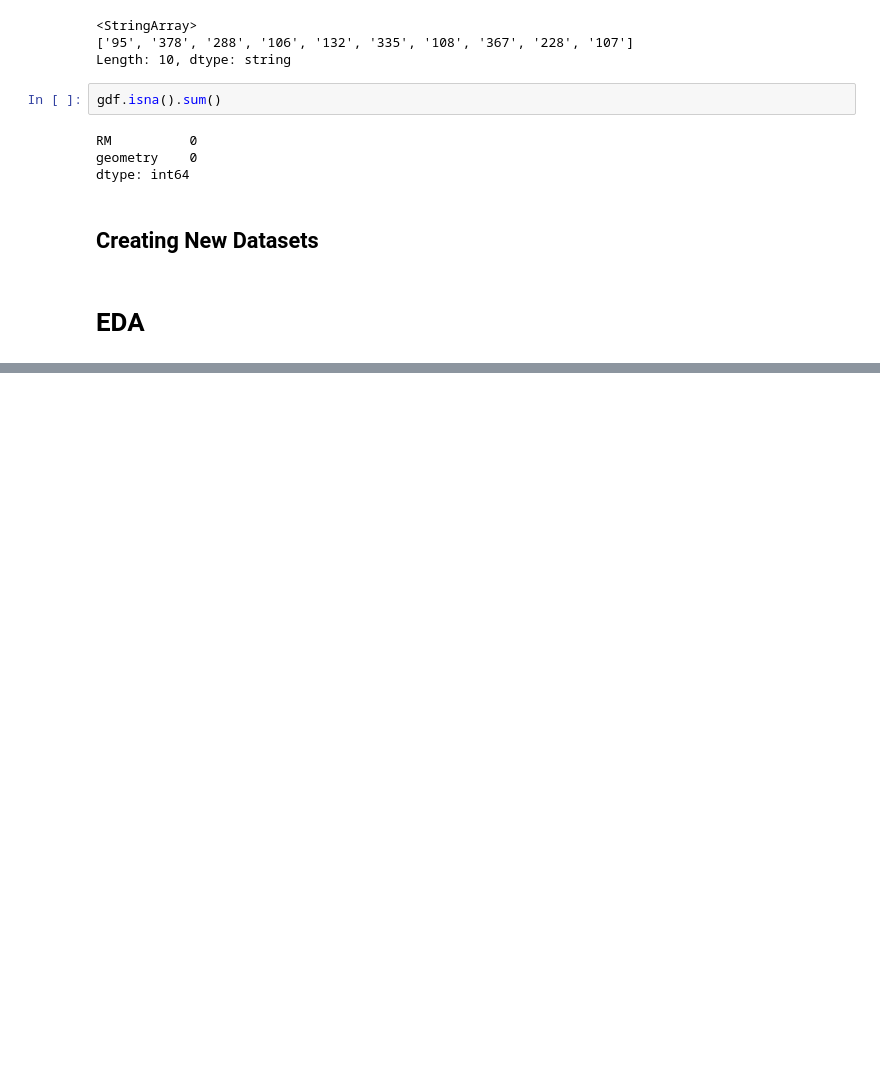
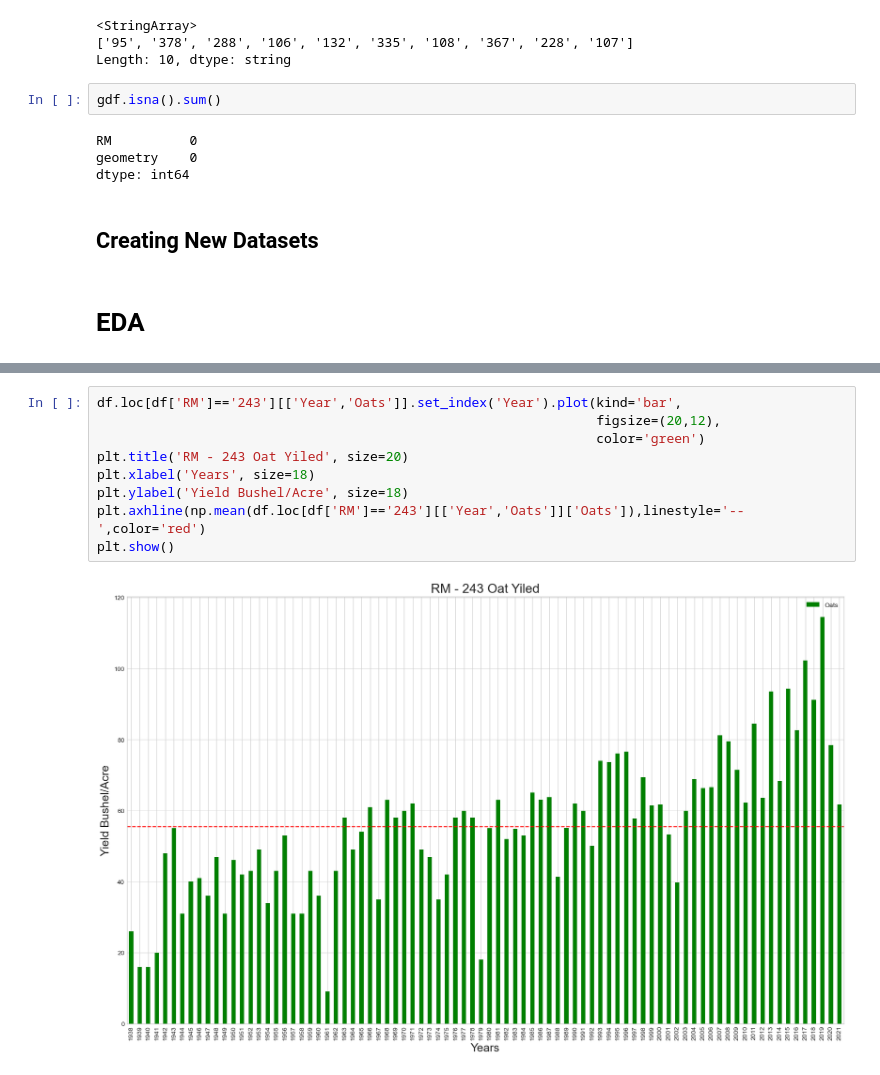
Before and after one commit to faisalapp/Palette_Workshops, a Jupyter notebook: Workshop_1/WorkShop_4.ipynb, the cells around one changed output, grey strips where cells are left out. Cells and saved outputs as stored; diff of their text form; blank space fills up the shorter version.

```diff
--- a/Workshop_1/WorkShop_4.ipynb
+++ b/Workshop_1/WorkShop_4.ipynb
@@ -301 +245,12 @@ Chickpeas      171
 dtype: int64
+# %%
+df.loc[df['RM']=='243'][['Year','Oats']].set_index('Year').plot(kind='bar',
+                                                                figsize=(20,12),
+                                                                color='green')
+plt.title('RM - 243 Oat Yiled', size=20)
+plt.xlabel('Years', size=18)
+plt.ylabel('Yield Bushel/Acre', size=18)
+plt.axhline(np.mean(df.loc[df['RM']=='243'][['Year','Oats']]['Oats']),linestyle='--',color='red')
+plt.show()
+# %% [output]
+[figure, added]
```
Also changed, not shown: parts of 50 cells of this notebook.
